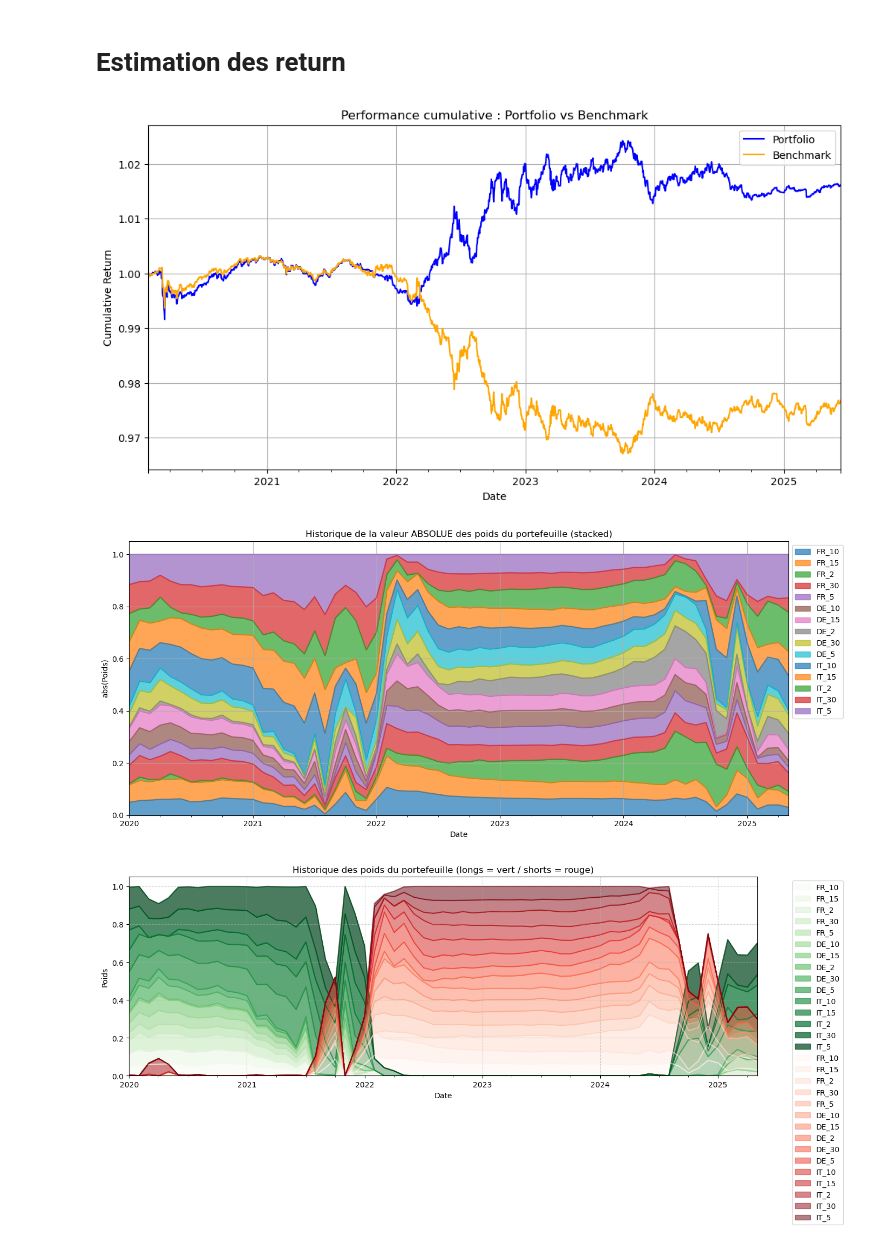
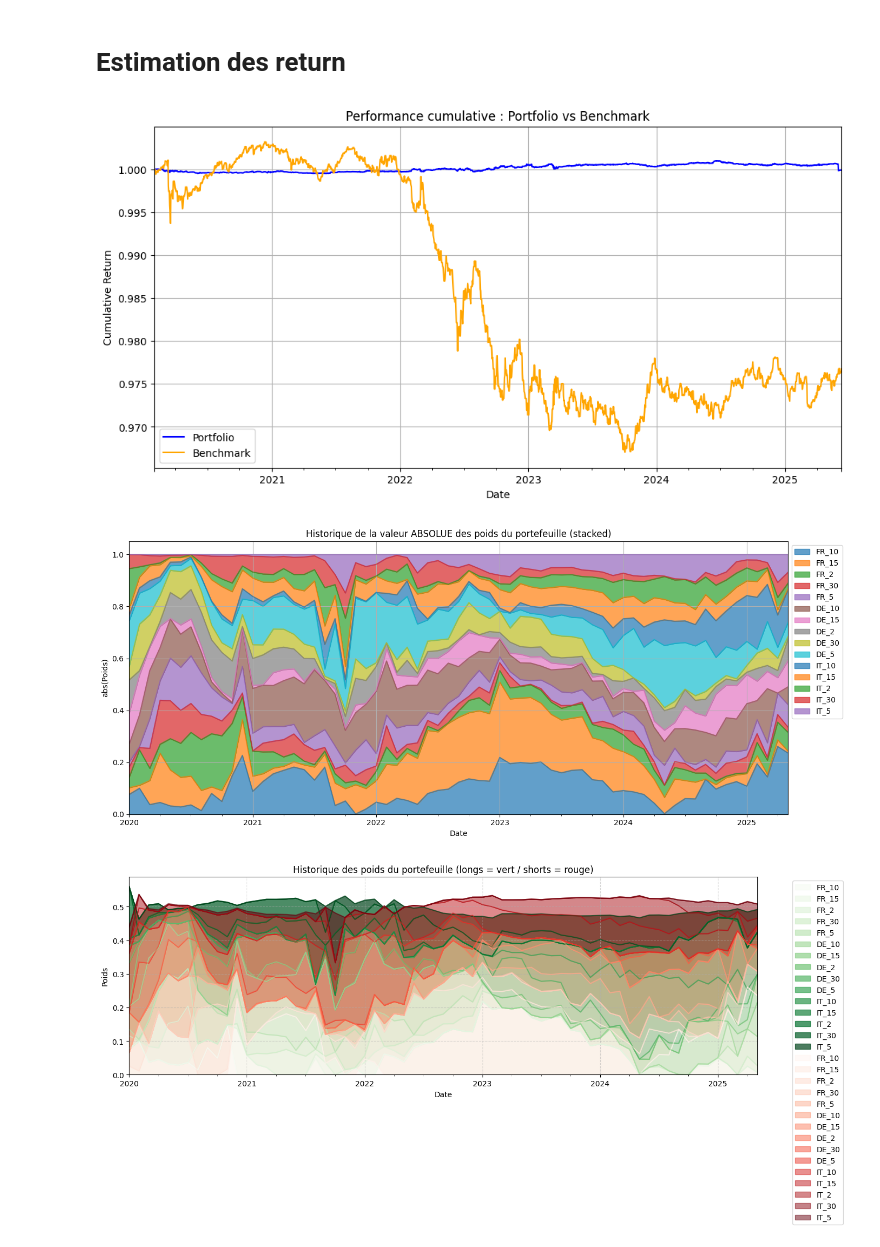
Before and after one commit to pradosth0/Markowitz_based_portfolio_allocation, a Jupyter notebook: premier_pf_V2.ipynb, the cells around one changed output. Cells and saved outputs as stored; diff of their text form; code cells hidden in the pictures.

```diff
--- a/premier_pf_V2.ipynb
+++ b/premier_pf_V2.ipynb
@@ -92,7 +188,7 @@ class Portfolio:
         R = pd.concat(frames, axis=1)
 
         if self.window_days is not None:
-            start_cut = self.date - pd.Timedelta(days=int(self.window_days))
+            start_cut  = self.date - pd.Timedelta(days=int(self.window_days))
             R = R.loc[R.index >= start_cut]
 
         # Do not drop to full intersection early; compute pairwise μ, Σ
@@ -109,6 +205,7 @@ class Portfolio:
         d = np.asarray(Sigma.columns)
         Sigma = Sigma + self.ridge * np.eye(Sigma.shape[0])
         self.cov_matrix = pd.DataFrame(Sigma, index=self.mean_returns.index, columns=self.mean_returns.index)
+        self.cov_matrix = self.returns.cov(min_periods=30)
 
     def simple_markowitz(self, budget="sum_abs=1", normalize=False):
         """
@@ -385,30 +482,30 @@ class TimeSeriesPortfolio:
 # %%
 # %%
 data_dict = {"FR": df_FR, "DE": df_DE, "IT": df_IT}
 for c in list(data_dict):
     # keep as-is; no full dropna here
     pass
 
 start_date = "2020-01-01 00:00:00+00:00"
 end_date   = "2025-06-10 00:00:00+00:00"
 
 tspf = TimeSeriesPortfolio(
     data_dict,
     start_date,
     end_date,
     rebalance_freq="1M",
     long_only=False,
-    lamb=1.0,
+    lamb=1,
     benchmark="ew",
-    ridge=1e-3,
+    ridge=1,
     window_days=750  # ~3y of daily data per rebalance
 )
 _, _, _ = tspf.generate_portfolios()
 
 tspf.metrics
 tspf.plot_cumulative_return()
 tspf.plot_weights()
 # %% [output]
-[figure, old version]
+[figure, new version]
-[figure, old version]
+[figure, new version]
-[figure, old version]
+[figure, new version]
```
Also changed, not shown: parts of 7 cells of this notebook, 2 other files.
